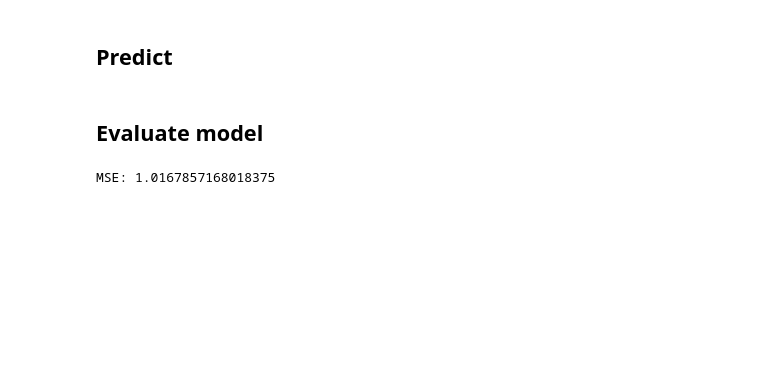
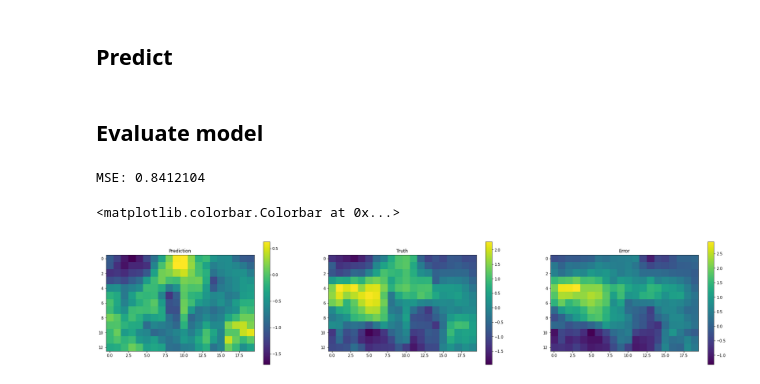
Before and after one commit to paulaharder/hackathon-ci-22, a Jupyter notebook: starting_kit_sklearn.ipynb, the cells around one changed output. Drawn from its saved outputs; the diff is of its cells as text; code cells hidden in the pictures; blank space fills up the shorter version.

Commit message:
added pred plot

```diff
--- a/starting_kit_sklearn.ipynb
+++ b/starting_kit_sklearn.ipynb
@@ -105,10 +106,13 @@ def assemble_predictors_predictands(start_date, end_date, lead_time, dataset, nu
     y = subsetted_ds.values.astype(np.float32)
     y[np.isnan(y)] = 0
     ds.close()
+    X = np.moveaxis(X, 1,3)
+    orig_shape_X = X.shape
+    orig_shape_y = y.shape
     y = y.reshape(np.shape(y)[0]*np.shape(y)[1]*np.shape(y)[2])
-    X = np.swapaxes(X, 1,3)
+
     X = X.reshape(np.shape(X)[0]*np.shape(X)[1]*np.shape(X)[2], np.shape(X)[3])
-    return X,y
+    return X,y, orig_shape_X, orig_shape_y
 # %%
 num_input_time_steps = 3
 lead_time = 4
@@ -120,7 +124,7 @@ train_end_date = '1800-12-31'
 test_start_date = '1801-01-01'
 test_end_date = '1978-12-31'
 # %%
-train_predictors, train_predictands = assemble_predictors_predictands(train_start_date, train_end_date, lead_time, climate_model, num_input_time_steps)
-test_predictors, test_predictands = assemble_predictors_predictands(test_start_date, test_end_date, lead_time, climate_model,num_input_time_steps)
+train_predictors, train_predictands, orig_shape_Xtrain, orig_shape_ytrain = assemble_predictors_predictands(train_start_date, train_end_date, lead_time, climate_model, num_input_time_steps)
+test_predictors, test_predictands, orig_shape_Xtest, orig_shape_ytest = assemble_predictors_predictands(test_start_date, test_end_date, lead_time, climate_model,num_input_time_steps)
 print(train_predictors.shape, train_predictands.shape)
 # %% [output]
@@ -129,5 +132,6 @@ print(train_predictors.shape, train_predictands.shape)
 # %% [markdown]
 ## Train model
 # %%
-regr = RandomForestRegressor(max_depth=3, n_jobs=-1, max_samples=0.1)
+#regr = RandomForestRegressor(max_depth=4, n_jobs=-1, max_samples=0.1)
+regr = LinearRegression()
 regr.fit(train_predictors, train_predictands)
@@ -141,4 +147,26 @@ pred = regr.predict(test_predictors)
 mse = mean_squared_error(pred, test_predictands)
 print('MSE:', mse)
 # %% [output]
-MSE: 1.0167857168018375
+MSE: 0.8412104
+# %%
+#reshape prediction to initial shape
+pred = pred.reshape(orig_shape_ytest)
+test_predictands = test_predictands.reshape(orig_shape_ytest)
+# %%
+time = np.random.randint(pred.shape[0])
+plt.figure(figsize=(30,6))
+plt.subplot(1,3,1)
+plt.title('Prediction')
+plt.imshow(pred[time,:,:])
+plt.colorbar()
+plt.subplot(1,3,2)
+plt.title('Truth')
+plt.imshow(test_predictands[time,:,:])
+plt.colorbar()
+plt.subplot(1,3,3)
+plt.title('Error')
+plt.imshow(test_predictands[time,:,:]-pred[time,:,:])
+plt.colorbar()
+# %% [output]
+<matplotlib.colorbar.Colorbar at 0x...>
+[figure, added]
```
Also changed, not shown: parts of 3 cells of this notebook.
